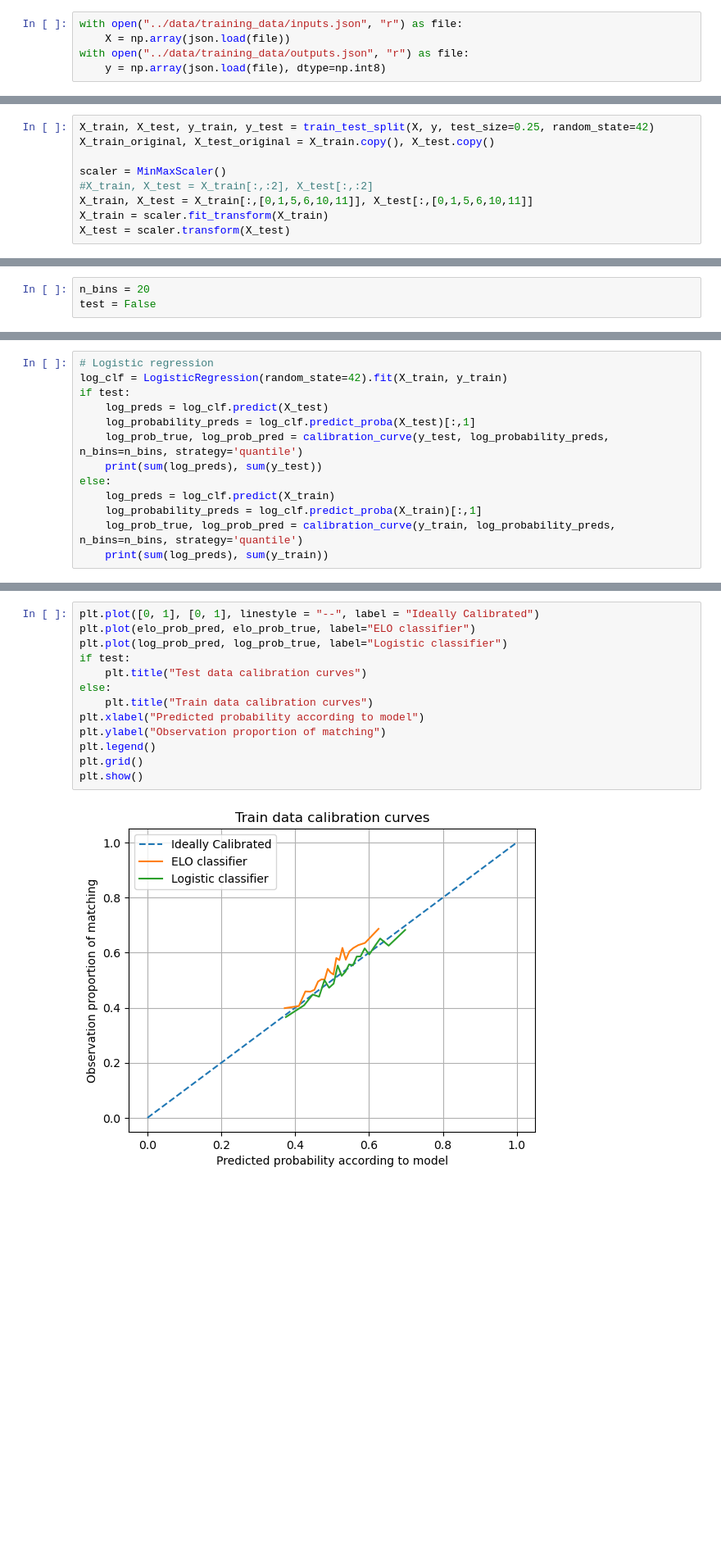
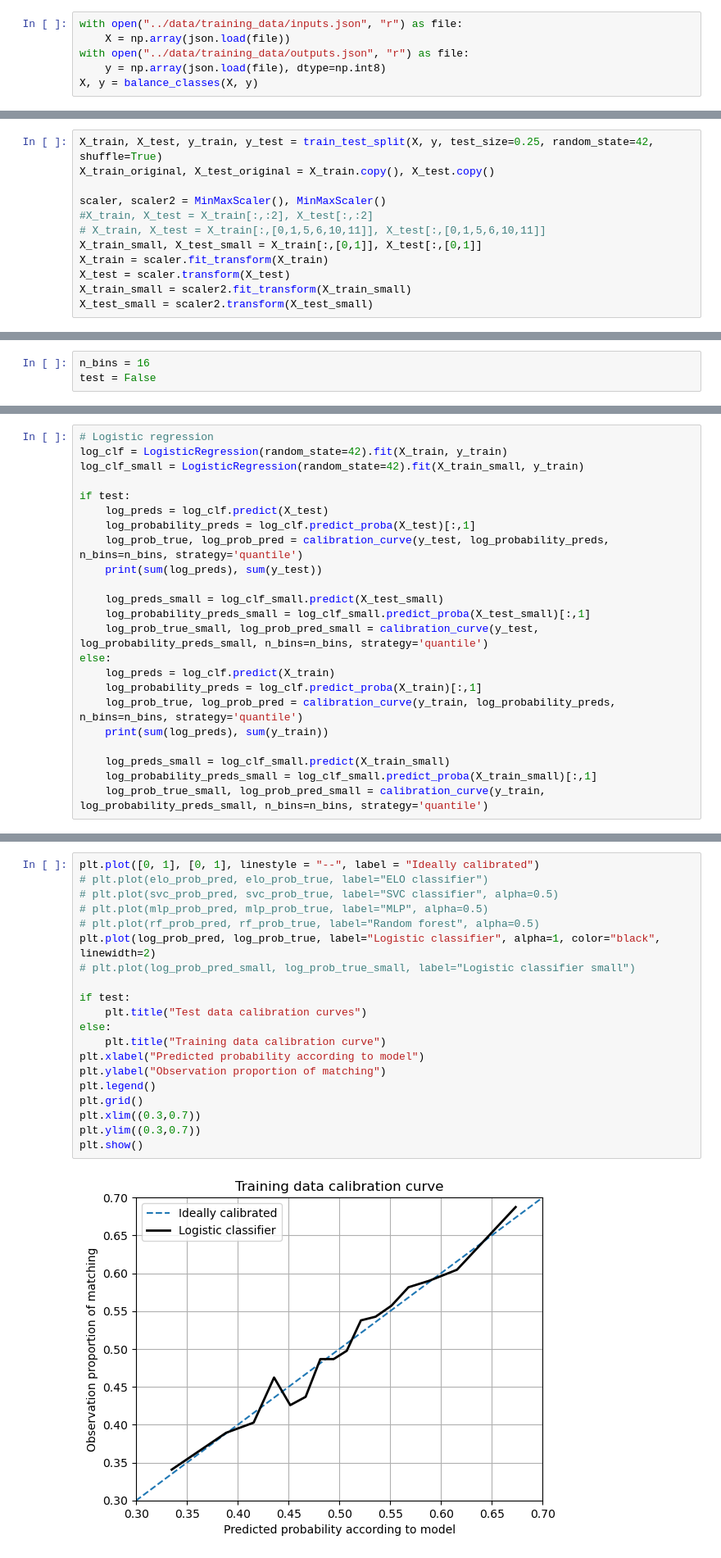
Before and after one commit to lucaspauker/mlb-stats, a Jupyter notebook: scripts/Modeling.ipynb, the cells around one changed output, grey strips where cells are left out. Shown: that part at 82% size. Cells and saved outputs as stored; diff of their text form; blank space fills up the shorter version.

```diff
--- a/scripts/Modeling.ipynb
+++ b/scripts/Modeling.ipynb
@@ -35,3 +64,4 @@ with open("../data/training_data/inputs.json", "r") as file:
     X = np.array(json.load(file))
 with open("../data/training_data/outputs.json", "r") as file:
     y = np.array(json.load(file), dtype=np.int8)
+X, y = balance_classes(X, y)
@@ -42,9 +68,12 @@ len(X)
 # %%
-X_train, X_test, y_train, y_test = train_test_split(X, y, test_size=0.25, random_state=42)
+X_train, X_test, y_train, y_test = train_test_split(X, y, test_size=0.25, random_state=42, shuffle=True)
 X_train_original, X_test_original = X_train.copy(), X_test.copy()
 
-scaler = MinMaxScaler()
+scaler, scaler2 = MinMaxScaler(), MinMaxScaler()
 #X_train, X_test = X_train[:,:2], X_test[:,:2]
-X_train, X_test = X_train[:,[0,1,5,6,10,11]], X_test[:,[0,1,5,6,10,11]]
+# X_train, X_test = X_train[:,[0,1,5,6,10,11]], X_test[:,[0,1,5,6,10,11]]
+X_train_small, X_test_small = X_train[:,[0,1]], X_test[:,[0,1]]
 X_train = scaler.fit_transform(X_train)
 X_test = scaler.transform(X_test)
+X_train_small = scaler2.fit_transform(X_train_small)
+X_test_small = scaler2.transform(X_test_small)
@@ -51,5 +84,5 @@ X_test = scaler.transform(X_test)
 # %%
-n_bins = 20
+n_bins = 16
 test = False
 # %%
 # ELO based classifier
@@ -70,14 +105,24 @@ elo_preds = [1 if x > 0.5 else 0 for x in elo_probability_preds]
 # %%
 # Logistic regression
 log_clf = LogisticRegression(random_state=42).fit(X_train, y_train)
+log_clf_small = LogisticRegression(random_state=42).fit(X_train_small, y_train)
+
 if test:
     log_preds = log_clf.predict(X_test)
     log_probability_preds = log_clf.predict_proba(X_test)[:,1]
     log_prob_true, log_prob_pred = calibration_curve(y_test, log_probability_preds, n_bins=n_bins, strategy='quantile')
     print(sum(log_preds), sum(y_test))
+
+    log_preds_small = log_clf_small.predict(X_test_small)
+    log_probability_preds_small = log_clf_small.predict_proba(X_test_small)[:,1]
+    log_prob_true_small, log_prob_pred_small = calibration_curve(y_test, log_probability_preds_small, n_bins=n_bins, strategy='quantile')
 else:
     log_preds = log_clf.predict(X_train)
     log_probability_preds = log_clf.predict_proba(X_train)[:,1]
     log_prob_true, log_prob_pred = calibration_curve(y_train, log_probability_preds, n_bins=n_bins, strategy='quantile')
     print(sum(log_preds), sum(y_train))
+
+    log_preds_small = log_clf_small.predict(X_train_small)
+    log_probability_preds_small = log_clf_small.predict_proba(X_train_small)[:,1]
+    log_prob_true_small, log_prob_pred_small = calibration_curve(y_train, log_probability_preds_small, n_bins=n_bins, strategy='quantile')
 # %% [output]
@@ -85,15 +192,22 @@ else:
 # %%
-plt.plot([0, 1], [0, 1], linestyle = "--", label = "Ideally Calibrated")
-plt.plot(elo_prob_pred, elo_prob_true, label="ELO classifier")
-plt.plot(log_prob_pred, log_prob_true, label="Logistic classifier")
+plt.plot([0, 1], [0, 1], linestyle = "--", label = "Ideally calibrated")
+# plt.plot(elo_prob_pred, elo_prob_true, label="ELO classifier")
+# plt.plot(svc_prob_pred, svc_prob_true, label="SVC classifier", alpha=0.5)
+# plt.plot(mlp_prob_pred, mlp_prob_true, label="MLP", alpha=0.5)
+# plt.plot(rf_prob_pred, rf_prob_true, label="Random forest", alpha=0.5)
+plt.plot(log_prob_pred, log_prob_true, label="Logistic classifier", alpha=1, color="black", linewidth=2)
+# plt.plot(log_prob_pred_small, log_prob_true_small, label="Logistic classifier small")
+
 if test:
     plt.title("Test data calibration curves")
 else:
-    plt.title("Train data calibration curves")
+    plt.title("Training data calibration curve")
 plt.xlabel("Predicted probability according to model")
 plt.ylabel("Observation proportion of matching")
 plt.legend()
 plt.grid()
+plt.xlim((0.3,0.7))
+plt.ylim((0.3,0.7))
 plt.show()
 # %% [output]
-[figure, old version]
+[figure, new version]
```
Also changed, not shown: parts of 17 cells of this notebook, 28 other files.
